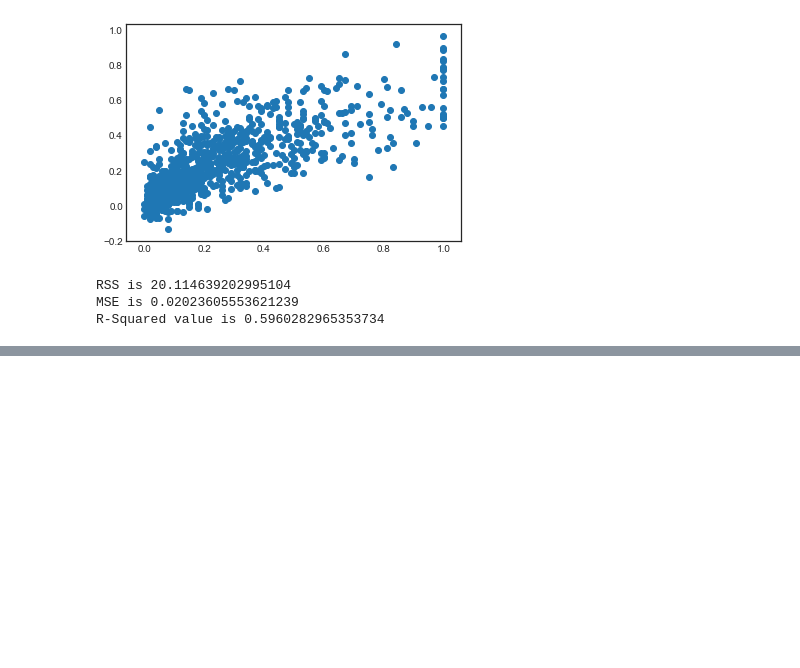
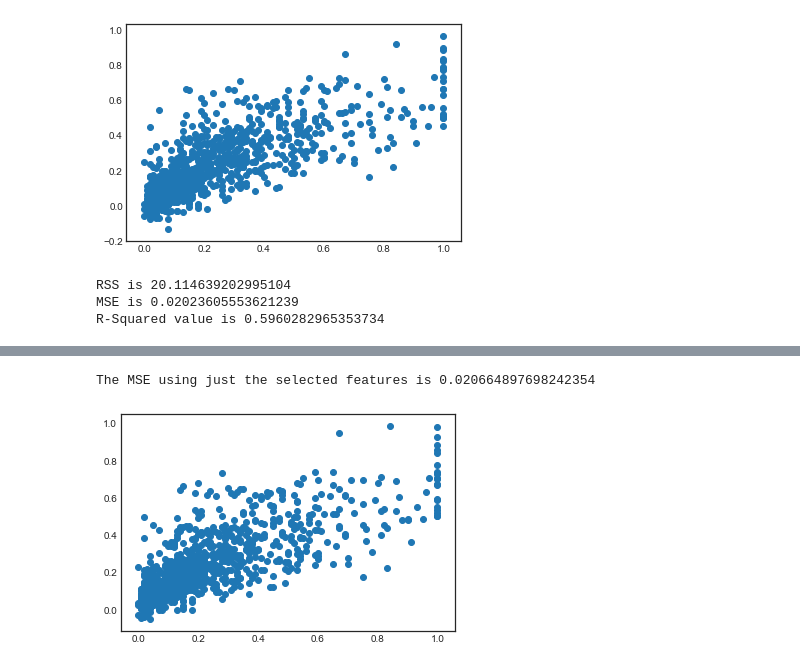
Before and after one commit to megitlearner/Project, a Jupyter notebook: Project.ipynb, the cells around one changed output, grey strips where cells are left out. Saved outputs shown, nothing was run; the diff lists cells and outputs as text; code cells hidden in the pictures; blank space fills up the shorter version.

Commit message:
added linear regression with feature selection

```diff
--- a/Project.ipynb
+++ b/Project.ipynb
@@ -93,0 +101,18 @@ print(selected_feas)
+# %%
+
+X_sub_train = Xtrain[selected_feas]
+X_sub_test = Xtest[selected_feas]
+# %%
+lm_sub = LinearRegression()
+lm_sub.fit(X_sub_train, ytrain)
+
+preds_sub = lm_sub.predict(X_sub_test)
+mse_sub = mean_squared_error(ytest, preds_sub)
+print("The MSE using just the selected features is %s" % mse_sub)
+
+plt.figure()
+plt.scatter(ytest, preds_sub)
+plt.show()
+# %% [output]
+The MSE using just the selected features is 0.020664897698242354
+[figure, added]
```
Also changed, not shown: parts of 2 cells of this notebook.
